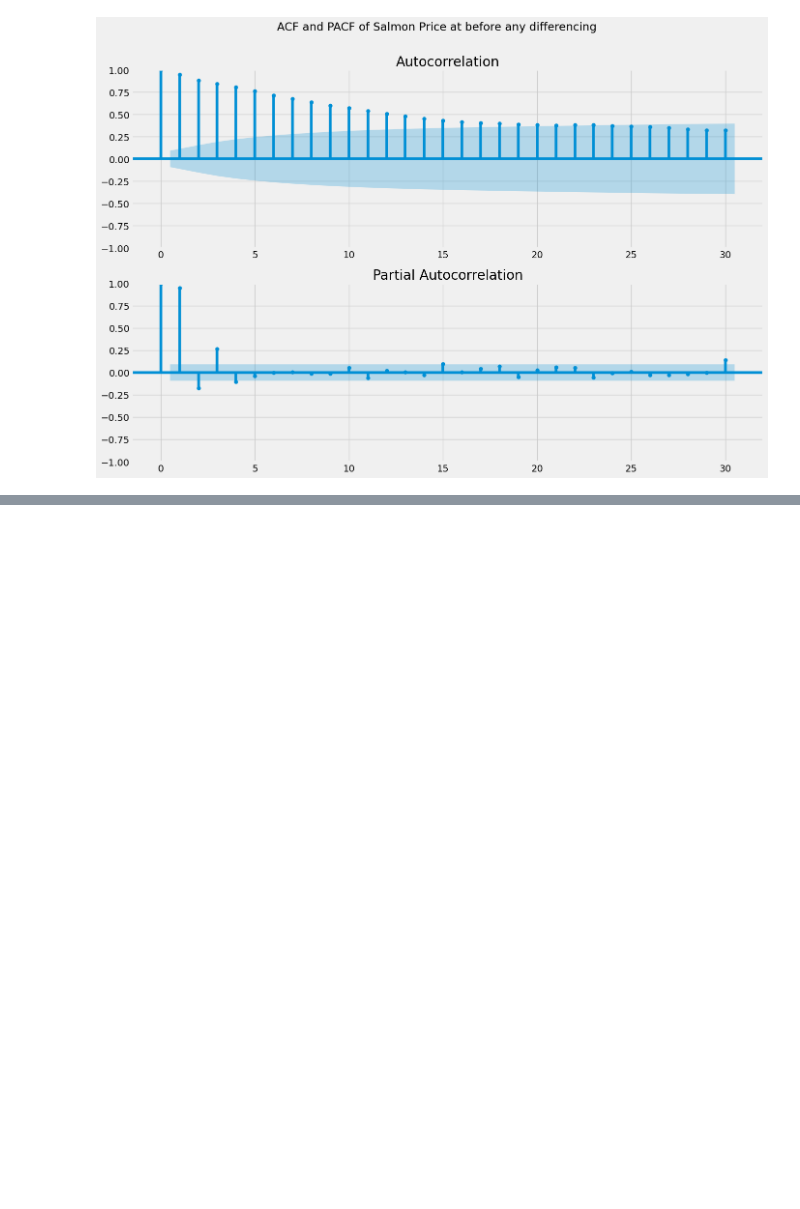
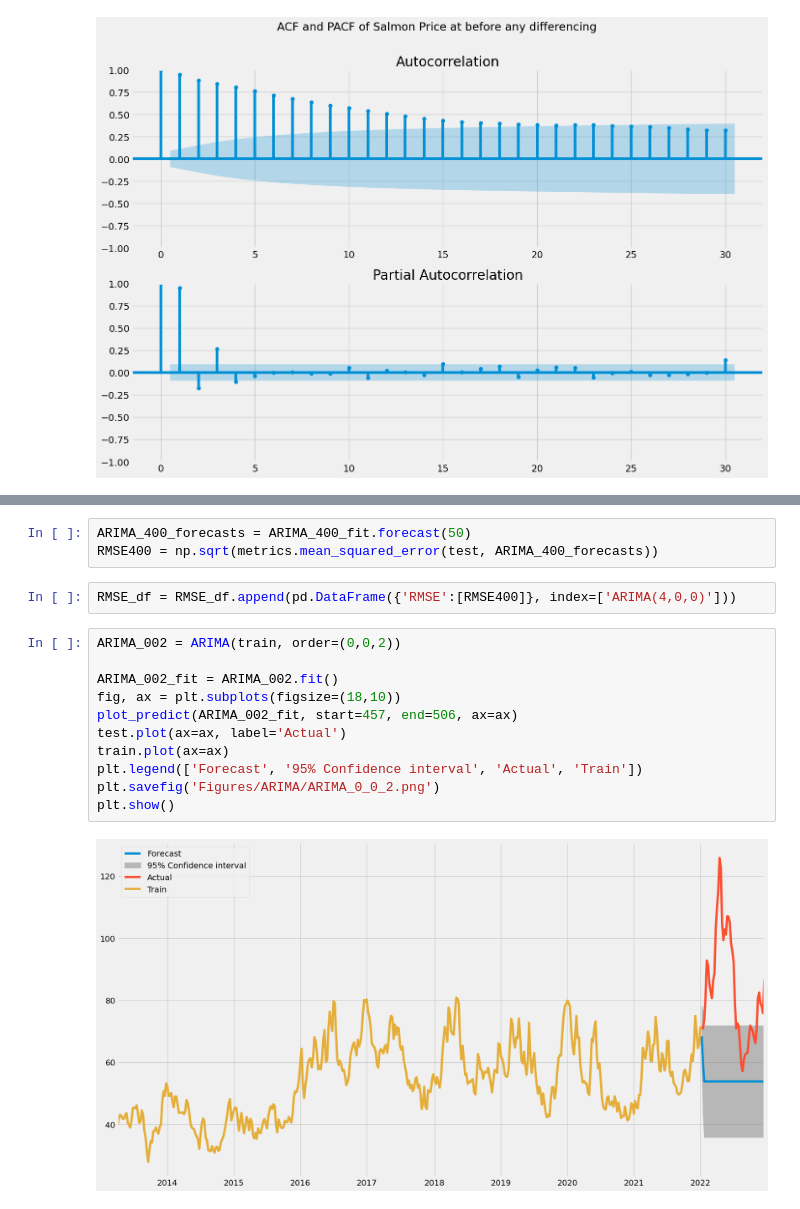
Before and after one commit to BachelorLaks/bachelor2023, a Jupyter notebook: data/ARIMA.ipynb, the cells around one changed output, grey strips where cells are left out. Cells and saved outputs as stored; diff of their text form; blank space fills up the shorter version.

```diff
--- a/data/ARIMA.ipynb
+++ b/data/ARIMA.ipynb
@@ -198,0 +326,18 @@ plt.show()
+# %%
+ARIMA_400_forecasts = ARIMA_400_fit.forecast(50)
+RMSE400 = np.sqrt(metrics.mean_squared_error(test, ARIMA_400_forecasts))
+# %%
+RMSE_df = RMSE_df.append(pd.DataFrame({'RMSE':[RMSE400]}, index=['ARIMA(4,0,0)']))
+# %%
+ARIMA_002 = ARIMA(train, order=(0,0,2))
+
+ARIMA_002_fit = ARIMA_002.fit()
+fig, ax = plt.subplots(figsize=(18,10))
+plot_predict(ARIMA_002_fit, start=457, end=506, ax=ax)
+test.plot(ax=ax, label='Actual')
+train.plot(ax=ax)
+plt.legend(['Forecast', '95% Confidence interval', 'Actual', 'Train'])
+plt.savefig('Figures/ARIMA/ARIMA_0_0_2.png')
+plt.show()
+# %% [output]
+[figure, added]
```
Also changed, not shown: parts of 23 cells of this notebook, 7 other files.
